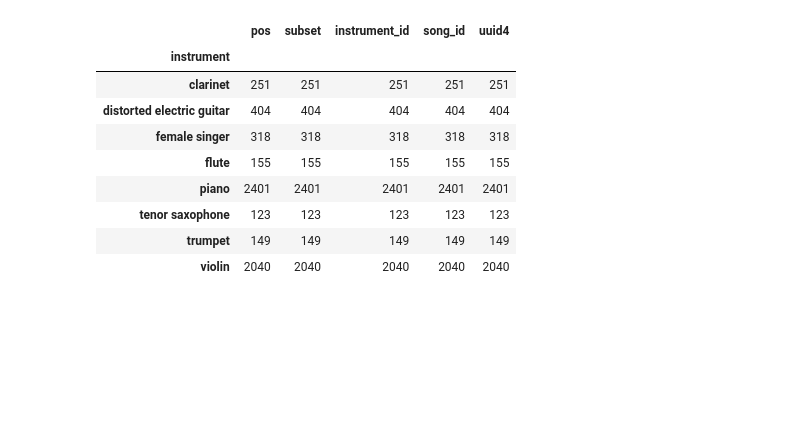
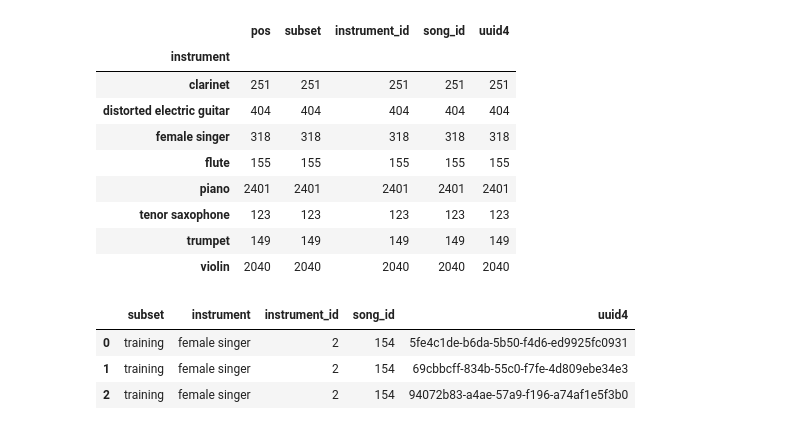
Before and after one commit to imferrer/music_box, a Jupyter notebook: Code/instrument_processing.ipynb, the cells around one changed output. Drawn from its saved outputs; the diff is of its cells as text; code cells hidden in the pictures; blank space fills up the shorter version.

```diff
--- a/Code/instrument_processing.ipynb
+++ b/Code/instrument_processing.ipynb
@@ -119,3 +110,3 @@ Data Separated into Train, Validation, Test folders because loading the files wi
 # %%
-df_train = pd.read_csv('~/documents/data/audio/medley/csv/Medley-solos-DB_metadata_training.csv')
+df_train = pd.read_csv('~/documents/data/audio/medley/csv/Medley-solos-DB_metadata_training.csv',index_col=0)
 # %%
@@ -125,2 +115,0 @@ df_test = pd.read_csv('~/documents/data/audio/medley/csv/Medley-solos-DB_metadat
-# %%
-df_train.rename(columns={'Unnamed: 0':'pos'},inplace=True)
@@ -221,7 +186,14 @@ df_train_guitar = df_train_guitar.set_index('pos').reset_index()
 # %%
 df_train_singer = df_train.loc[df_train['instrument_id']==2]
 # %%
-df_train_singer = df_train_singer.set_index('pos').reset_index()
+df_train_singer = df_train_singer.set_index('subset').reset_index()
+# %%
+df_train_singer.head(3)
+# %% [output]
+|  | subset | instrument | instrument_id | song_id | uuid4 |
+| 0 | training | female singer | 2 | 154 | 5fe4c1de-b6da-5b50-f4d6-ed9925fc0931 |
+| 1 | training | female singer | 2 | 154 | 69cbbcff-834b-55c0-f7fe-4d809ebe34e3 |
+| 2 | training | female singer | 2 | 154 | 94072b83-a4ae-57a9-f196-a74af1e5f3b0 |
 # %%
 df_train_guitar.shape
 # %% [output]
```
Also changed, not shown: parts of 139 cells of this notebook, 5 other files.
